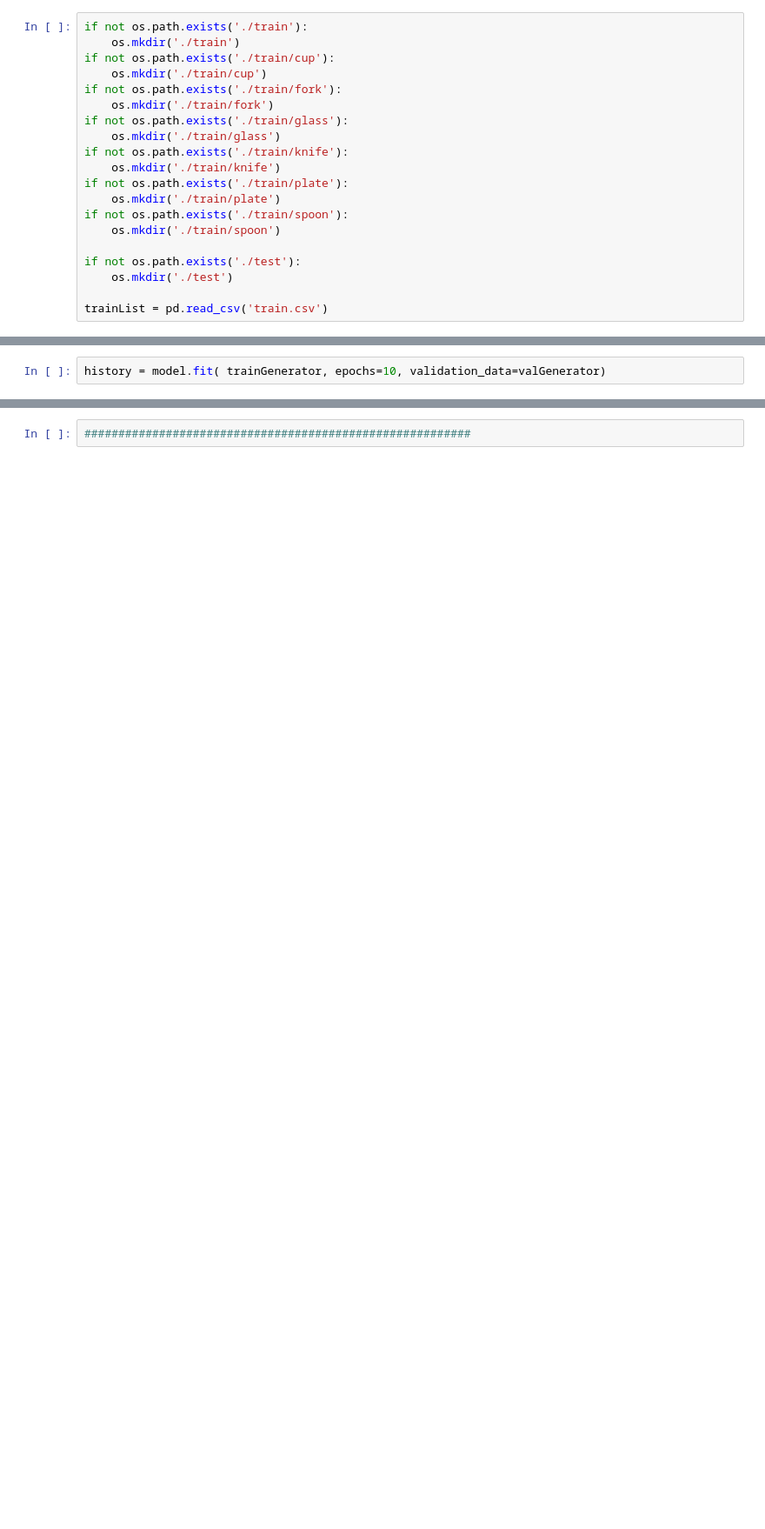
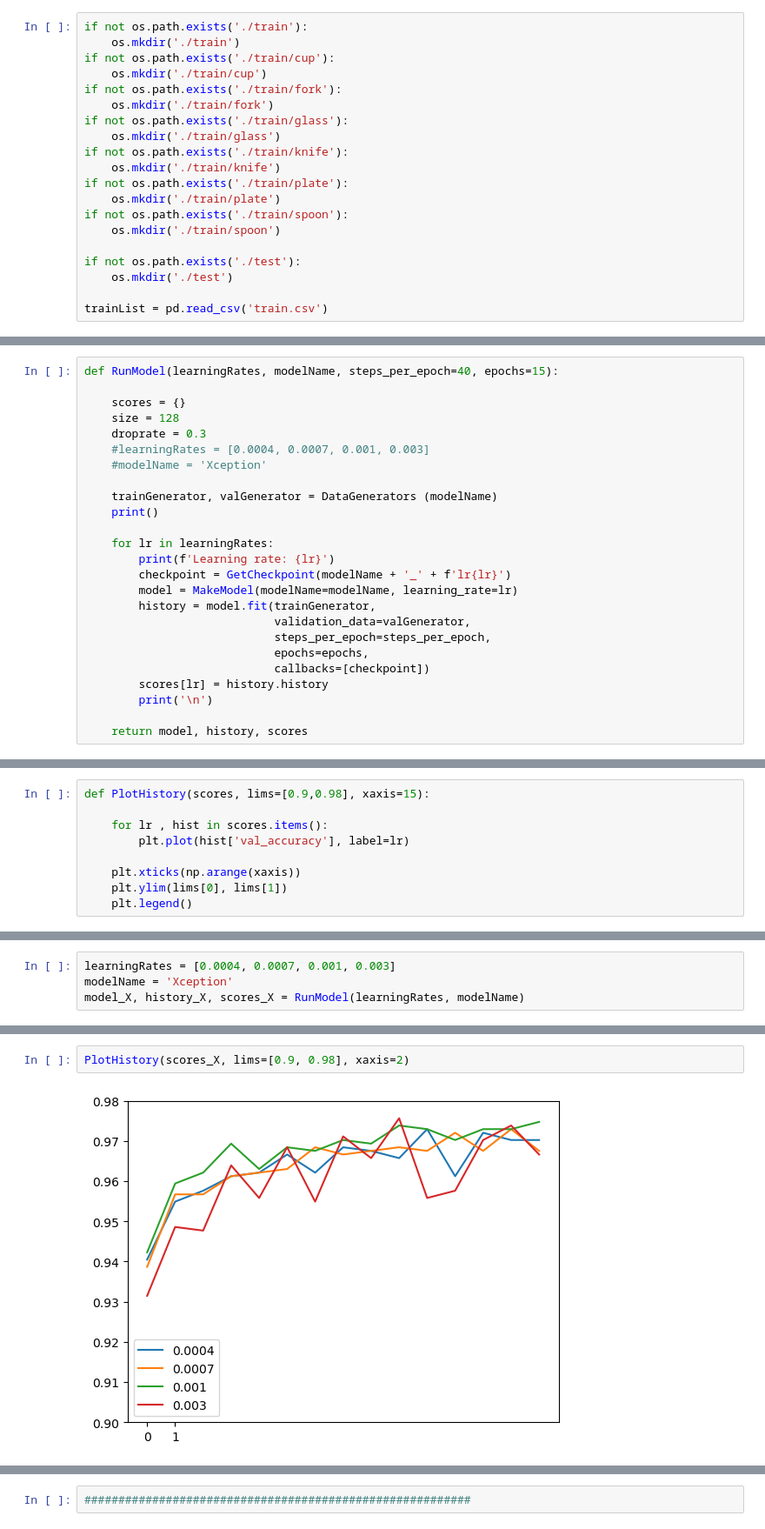
Before and after one commit to maclavijo/Kitchenware-Project, a Jupyter notebook: Kitchenware.ipynb, the cells around one changed output, grey strips where cells are left out. Shown at 87% size. Drawn from its saved outputs; the diff is of its cells as text; blank space fills up the shorter version.

```diff
--- a/Kitchenware.ipynb
+++ b/Kitchenware.ipynb
@@ -118,2 +90,0 @@ model.compile(loss = loss, optimizer=optimizer, metrics=['accuracy'])
-# %%
-history = model.fit( trainGenerator, epochs=10, validation_data=valGenerator)
@@ -282,0 +237,25 @@ plt.legend()
+# %%
+def RunModel(learningRates, modelName, steps_per_epoch=40, epochs=15):
+
+    scores = {}
+    size = 128
+    droprate = 0.3
+    #learningRates = [0.0004, 0.0007, 0.001, 0.003]
+    #modelName = 'Xception'
+
+    trainGenerator, valGenerator = DataGenerators (modelName)
+    print()
+
+    for lr in learningRates:
+        print(f'Learning rate: {lr}')
+        checkpoint = GetCheckpoint(modelName + '_' + f'lr{lr}')
+        model = MakeModel(modelName=modelName, learning_rate=lr)
+        history = model.fit(trainGenerator,
+                            validation_data=valGenerator,
+                            steps_per_epoch=steps_per_epoch,
+                            epochs=epochs,
+                            callbacks=[checkpoint])
+        scores[lr] = history.history
+        print('\n')
+
+    return model, history, scores
@@ -282,0 +264,9 @@ plt.legend()
+# %%
+def PlotHistory(scores, lims=[0.9,0.98], xaxis=15):
+
+    for lr , hist in scores.items():
+        plt.plot(hist['val_accuracy'], label=lr)
+
+    plt.xticks(np.arange(xaxis))
+    plt.ylim(lims[0], lims[1])
+    plt.legend()
@@ -282,0 +277,4 @@ plt.legend()
+# %%
+learningRates = [0.0004, 0.0007, 0.001, 0.003]
+modelName = 'Xception'
+model_X, history_X, scores_X = RunModel(learningRates, modelName)
@@ -282,0 +299,4 @@ plt.legend()
+# %%
+PlotHistory(scores_X, lims=[0.9, 0.98], xaxis=2)
+# %% [output]
+[figure, added]
```
Also changed, not shown: parts of 80 cells of this notebook, 1 other file.
